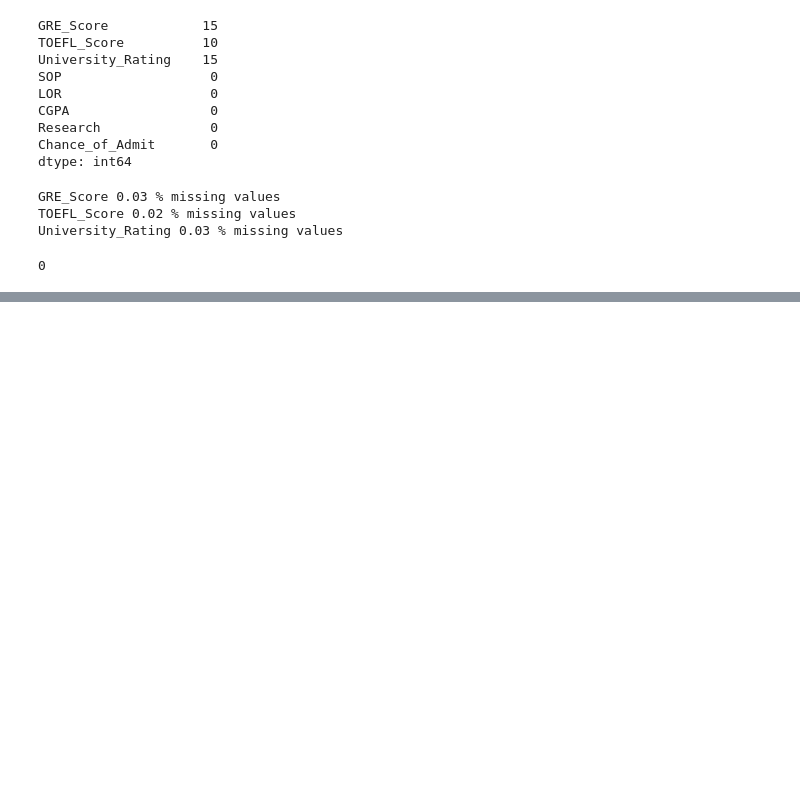
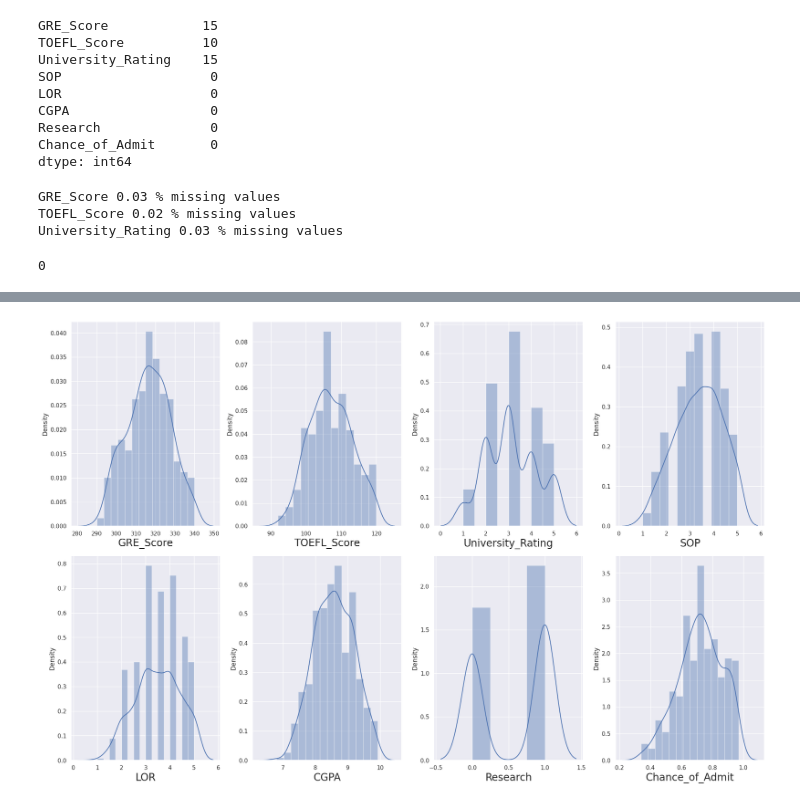
Before and after one commit to Hameedhullah/Machine-Learning, a Jupyter notebook: Regression.ipynb, the cells around one changed output, grey strips where cells are left out. Saved outputs shown, nothing was run; the diff lists cells and outputs as text; code cells hidden in the pictures; blank space fills up the shorter version.

```diff
--- a/Regression.ipynb
+++ b/Regression.ipynb
@@ -457,2 +453,9 @@ Time to run AutoViz = 21 seconds
 
  ###################### AUTO VISUALIZATION Completed ########################
+# %%
+# Preprocessing
+# filling null values in data
+
+admission['University_Rating'] = admission['University_Rating'].fillna(admission['University_Rating'].mode()[0])
+admission['TOEFL_Score'] = admission['TOEFL_Score'].fillna(admission['TOEFL_Score'].mean())
+admission['GRE_Score']  = admission['GRE_Score'].fillna(admission['GRE_Score'].mean())
@@ -458,0 +476,14 @@ Time to run AutoViz = 21 seconds
+# %%
+# let's see how data is distributed for every column
+plt.figure(figsize=(20,25), facecolor='white')
+plotnumber = 1
+
+for column in admission:
+    if plotnumber<=16 :
+        ax = plt.subplot(4,4,plotnumber)
+        sns.distplot(admission[column])
+        plt.xlabel(column,fontsize=20)
+    plotnumber+=1
+plt.tight_layout()
+# %% [output]
+[figure, added]
```
Also changed, not shown: parts of 30 cells of this notebook.
